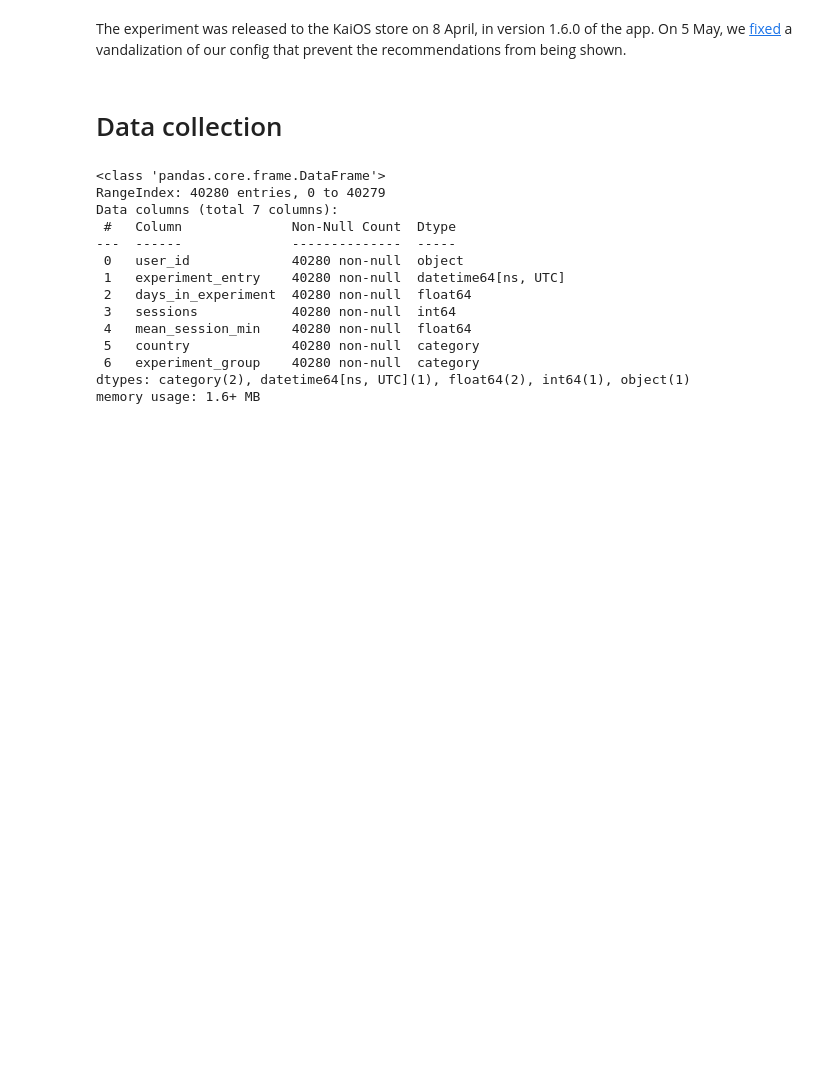
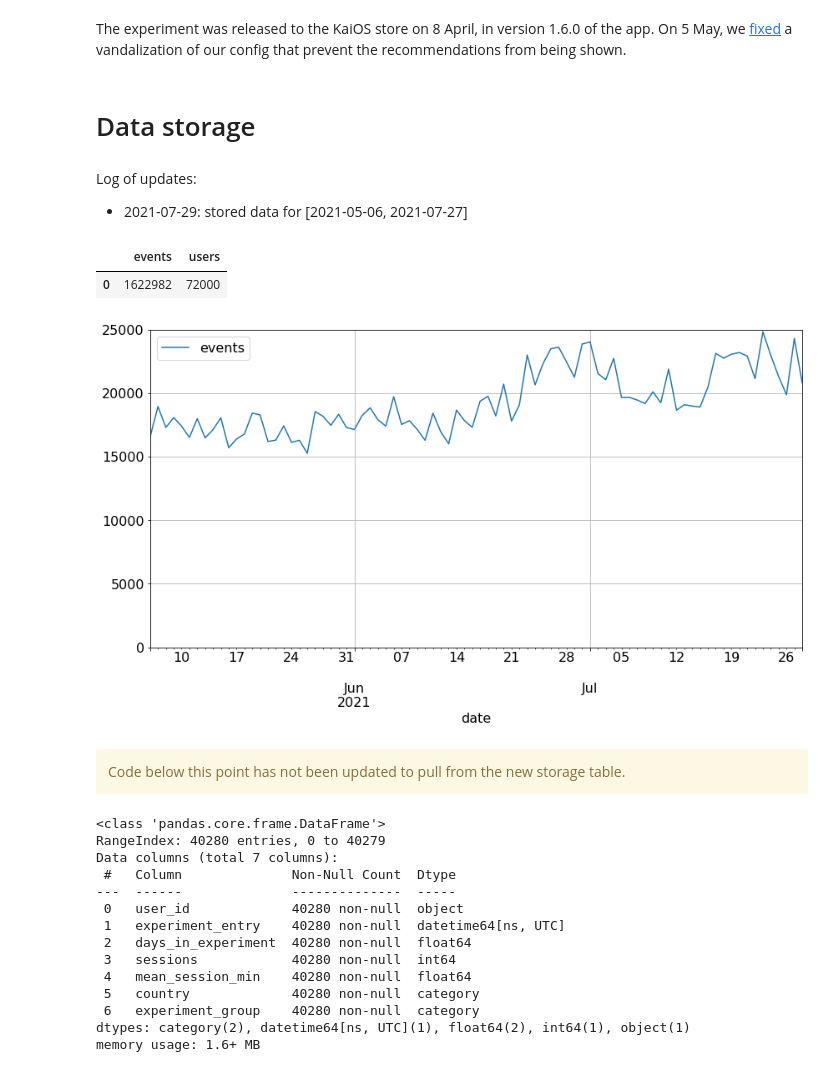
Before and after one commit to wikimedia-research/2021-KaiOS-app-homepage-content-suggestions, a Jupyter notebook: data_collection_and_exploration.ipynb, the cells around one changed output. Cells and saved outputs as stored; diff of their text form; code cells hidden in the pictures; blank space fills up the shorter version.

Commit message:
Store experiment data in a special table

```diff
--- a/data_collection_and_exploration.ipynb
+++ b/data_collection_and_exploration.ipynb
@@ -13,4 +13,7 @@ wmf.charting.set_mpl_style()
 # %% [markdown]
 The experiment was released to the KaiOS store on 8 April, in version 1.6.0 of the app. On 5 May, we [fixed](https://www.mediawiki.org/w/index.php?title=Wikipedia_for_KaiOS/engagement1&diff=4563366&oldid=4520262) a vandalization of our config that prevent the recommendations from being shown.
 # %% [markdown]
-# Data collection
+# Data storage
+# %% [markdown]
+Log of updates:
+* 2021-07-29: stored data for \[2021-05-06, 2021-07-27\]
@@ -17 +87,37 @@ The experiment was released to the KaiOS store on 8 April, in version 1.6.0 of t
+# %%
+wmf.presto.run("""
+SELECT
+    COUNT(*) AS events,
+    COUNT(DISTINCT user_id) AS users
+FROM neilpquinn.kaios_experiment_event
+WHERE country in ('NG', 'PK', 'TZ', 'UG')
+""")
+# %% [output]
+|  | events | users |
+| 0 | 1622982 | 72000 |
+# %%
+daily_events = wmf.presto.run(f"""
+SELECT
+    DATE_TRUNC('day', FROM_ISO8601_TIMESTAMP(server_dt)) AS date,
+    COUNT(*) AS events
+FROM neilpquinn.kaios_experiment_event
+WHERE country in ('NG', 'PK', 'TZ', 'UG')
+GROUP BY
+    DATE_TRUNC('day', FROM_ISO8601_TIMESTAMP(server_dt))
+ORDER BY date
+""").assign(
+    date=lambda df: pd.to_datetime(df["date"])
+)
+# %%
+daily_events.plot(
+    x="date",
+    y="events",
+    ylim=(0, 25000)
+);
+# %% [output]
+[figure, added]
+# %% [markdown]
+<div class="alert alert-box alert-warning">
+Code below this point has not been updated to pull from the new storage table.
+</div>
 # %%
```
Also changed, not shown: parts of 5 cells of this notebook.
